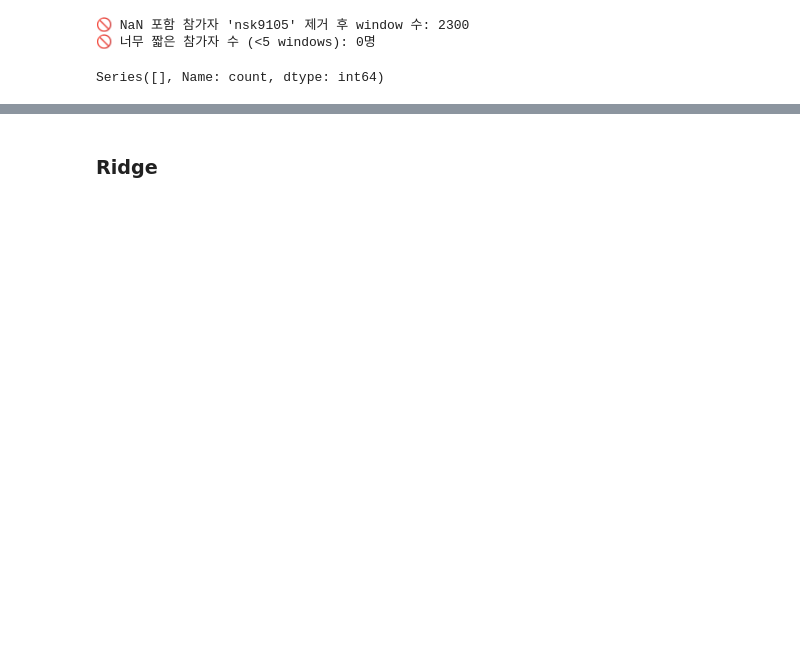
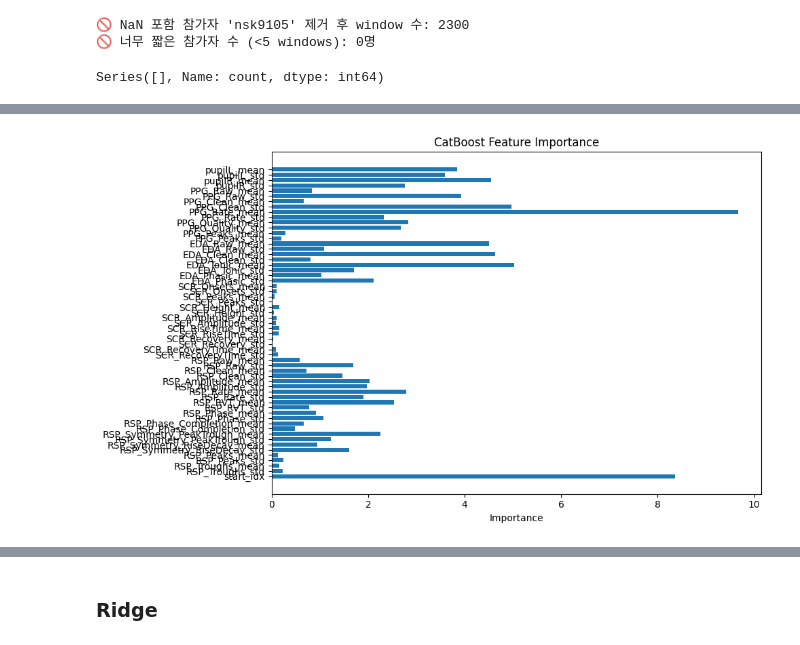
Before and after one commit to Catonpancake/sdphysiology, a Jupyter notebook: across_ML.ipynb, the cells around one changed output, grey strips where cells are left out. Cells and saved outputs as stored; diff of their text form; code cells hidden in the pictures; blank space fills up the shorter version.

```diff
--- a/across_ML.ipynb
+++ b/across_ML.ipynb
@@ -160,3 +285,28 @@ window_df_all
+# %%
+from catboost import CatBoostRegressor, Pool
+import matplotlib.pyplot as plt
+
+# 📌 전체 데이터 (feature + target) 준비
+X_all = window_df_all.drop(columns=["participant", "anxiety_mean"])
+y_all = window_df_all["anxiety_mean"]
+
+# 🧠 CatBoost 학습 (fast)
+model = CatBoostRegressor(verbose=0)
+model.fit(X_all, y_all)
+
+# 📊 Feature Importance 시각화
+importances = model.get_feature_importance()
+feature_names = X_all.columns
+
+plt.figure(figsize=(10, 6))
+plt.barh(feature_names, importances)
+plt.xlabel("Importance")
+plt.title("CatBoost Feature Importance")
+plt.gca().invert_yaxis()
+plt.tight_layout()
+plt.show()
+# %% [output]
+[figure, added]
 # %%
 import numpy as np
 import pandas as pd
```
Also changed, not shown: parts of 25 cells of this notebook.
